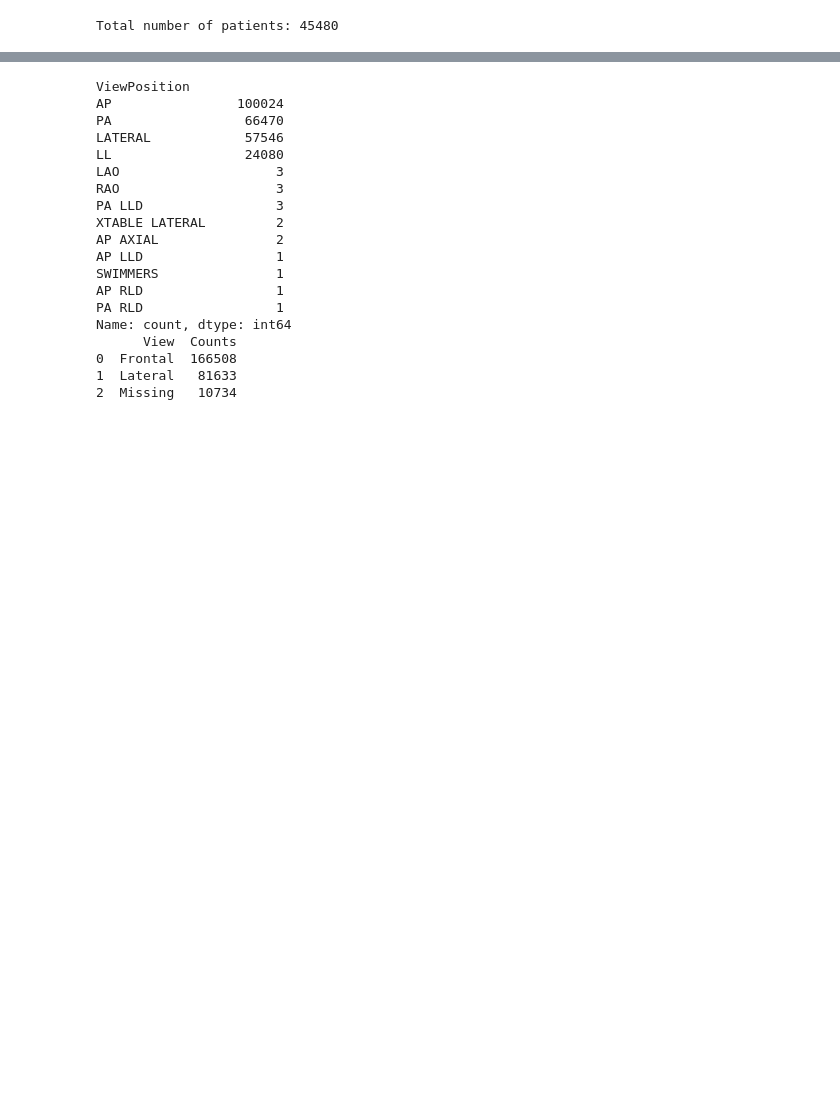
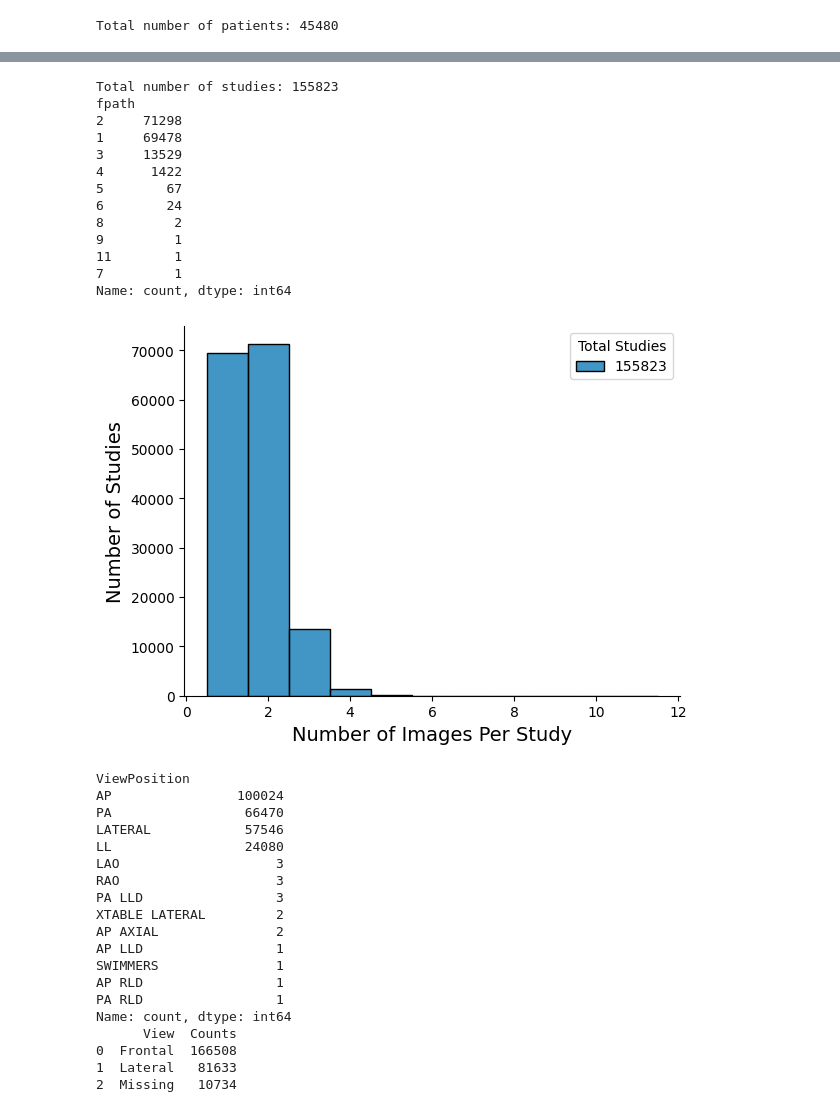
Before and after one commit to UoS-HDS/cxr-lt-diss, a Jupyter notebook: prelim_analysis.ipynb, the cells around one changed output, grey strips where cells are left out. Saved outputs shown, nothing was run; the diff lists cells and outputs as text; code cells hidden in the pictures; blank space fills up the shorter version.

```diff
--- a/prelim_analysis.ipynb
+++ b/prelim_analysis.ipynb
@@ -12,13 +13,18 @@ mpl.rcParams["axes.spines.top"] = False
 mpl.rcParams["axes.spines.right"] = False
 mpl.rcParams["axes.labelsize"] = 14
 mpl.rcParams["axes.labelweight"] = "normal"
+mpl.rcParams["savefig.bbox"] = "tight"
 
 sns.set_palette("colorblind")
 # %%
 BASE_PATH = Path("./data/")
+PLOTS_PATH = Path("./figures/")
 IMGS_PATH = BASE_PATH / "mimic-cxr-jpg-2.1.0/"
 CXR24_PATH = Path("data/cxr-lt-iccv-workshop-cvamd/2.0.0/cxr-lt-2024/")
 TRAIN_LABELS_FILE = CXR24_PATH / "train_labeled.csv"
+print(TRAIN_LABELS_FILE)
+
+PLOTS_PATH.mkdir(parents=True, exist_ok=True)
 train_df = pd.read_csv(TRAIN_LABELS_FILE)
 total_rows = len(train_df)
 train_df.info()
@@ -60,4 +80,31 @@ plt.show()
 [figure]
+# %%
+study_images = train_df.groupby("study_id")["fpath"].count()
+print(f"Total number of studies: {len(study_images)}")
+print(study_images.value_counts())
+
+ax = sns.histplot(study_images, discrete=True)
+plt.xlabel("Number of Images Per Study")
+plt.ylabel("Number of Studies")
+ax.legend([len(study_images)], title="Total Studies", loc="upper right")
+
+plt.savefig(PLOTS_PATH / "study_images_histogram.svg")
+plt.show()
+# %% [output]
+Total number of studies: 155823
+fpath
+2     71298
+1     69478
+3     13529
+4      1422
+5        67
+6        24
+8         2
+9         1
+11        1
+7         1
+Name: count, dtype: int64
+[figure, added]
 # %%
 print(train_df["ViewPosition"].value_counts())
 FRONTAL_CODES = [
```
Also changed, not shown: parts of 19 cells of this notebook.
